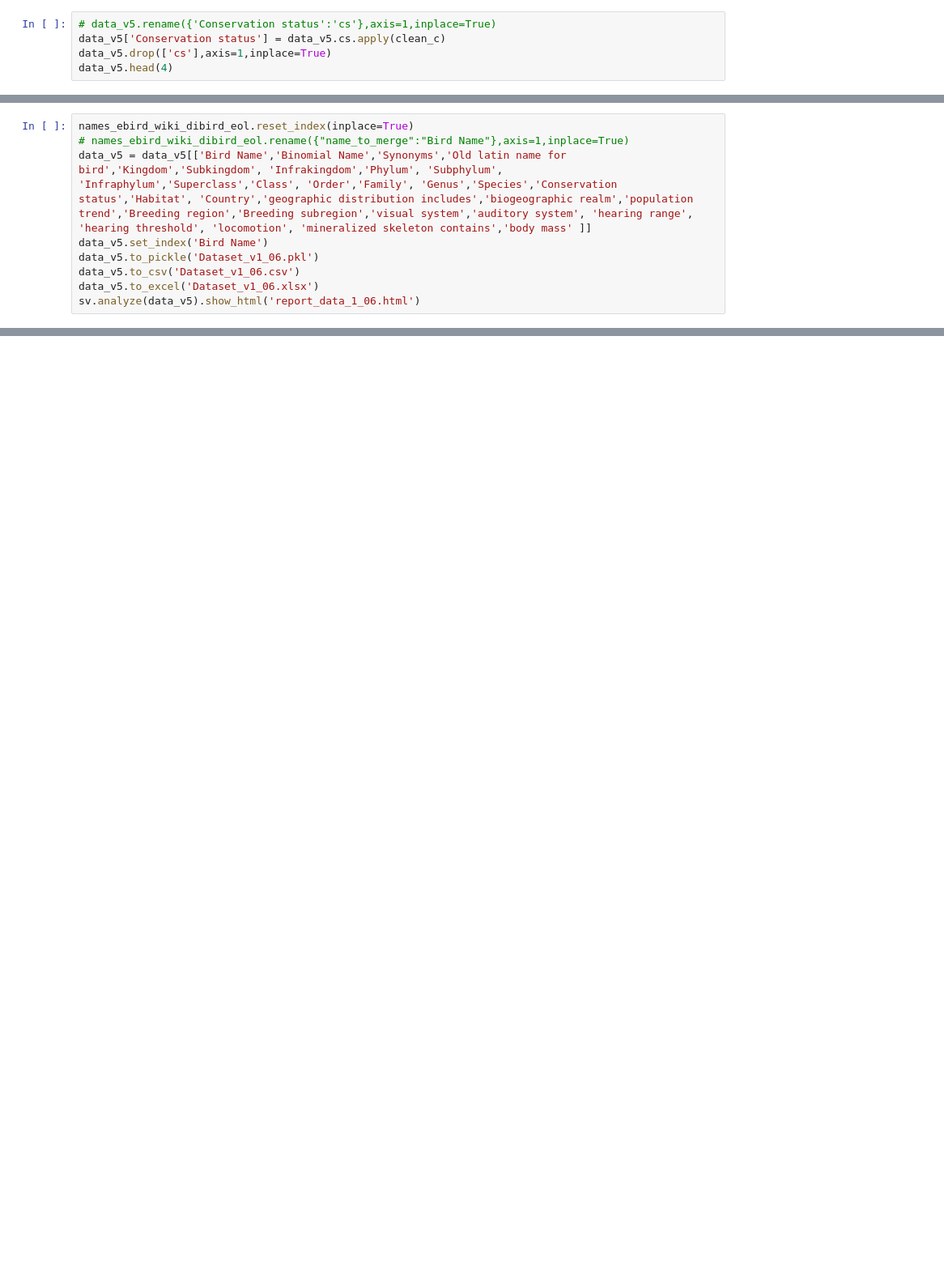
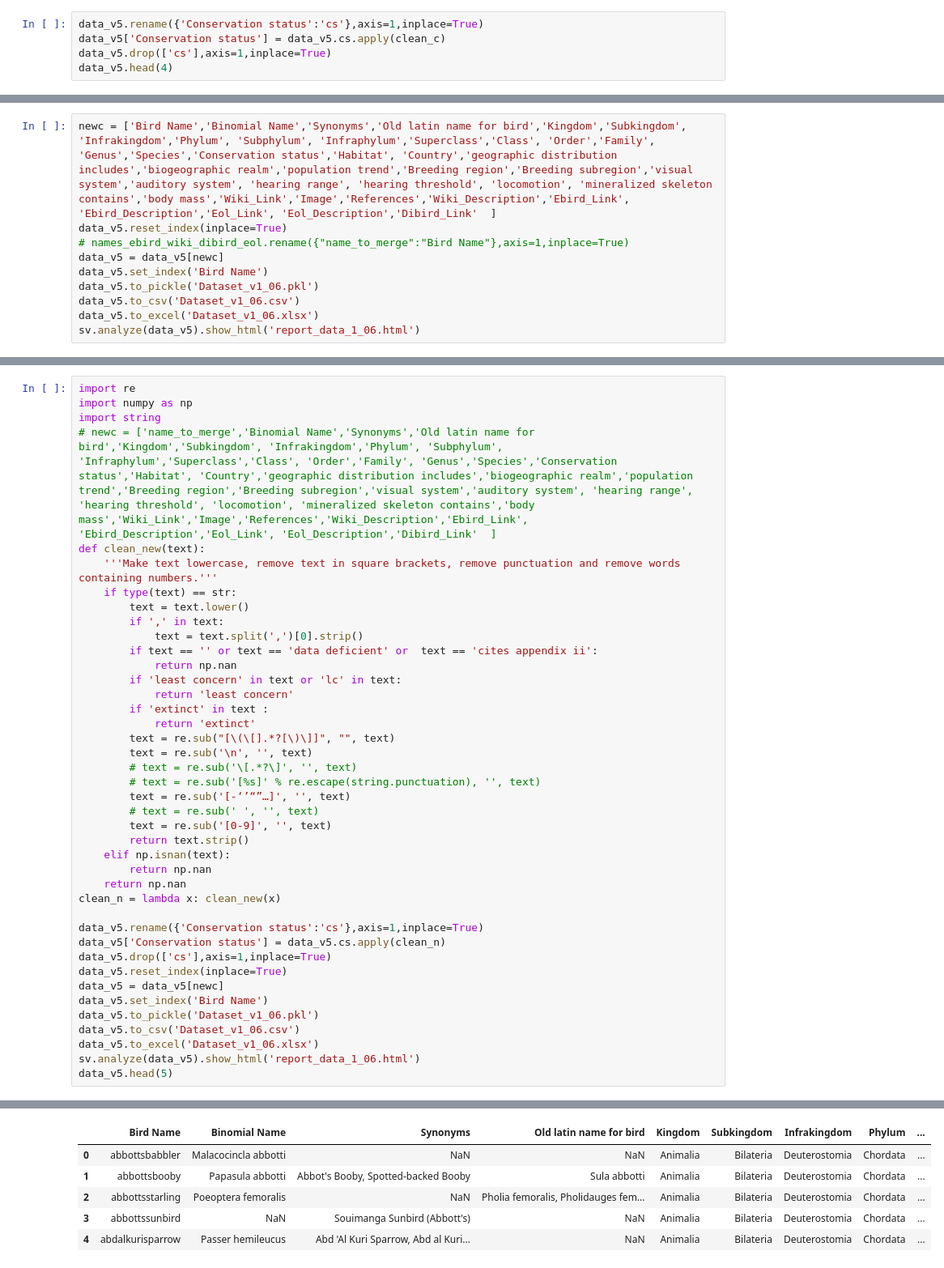
Before and after one commit to Mahanth-Maha/birds, a Jupyter notebook: Week1_Strucured_Data_Gen/Final_Merge_part_2.ipynb, the cells around one changed output, grey strips where cells are left out. Shown at 81% size. Cells and saved outputs as stored; diff of their text form; blank space fills up the shorter version.

```diff
--- a/Week1_Strucured_Data_Gen/Final_Merge_part_2.ipynb
+++ b/Week1_Strucured_Data_Gen/Final_Merge_part_2.ipynb
@@ -418,7 +418,7 @@ def clean_cs(text):
     return np.nan
 clean_c = lambda x: clean_cs(x)
 # %%
-# data_v5.rename({'Conservation status':'cs'},axis=1,inplace=True)
+data_v5.rename({'Conservation status':'cs'},axis=1,inplace=True)
 data_v5['Conservation status'] = data_v5.cs.apply(clean_c)
 data_v5.drop(['cs'],axis=1,inplace=True)
 data_v5.head(4)
@@ -429,9 +429,10 @@ data_v5.head(4)
 | 2 | abbottsstarling | Poeoptera femoralis | NaN | Pholia femoralis, Pholidauges fem... | Animalia | Bilateria | Deuterostomia | Chordata | ... |
 | 3 | abbottssunbird | NaN | Souimanga Sunbird (Abbott's) | NaN | Animalia | Bilateria | Deuterostomia | Chordata | ... |
 # %%
-names_ebird_wiki_dibird_eol.reset_index(inplace=True)
+newc = ['Bird Name','Binomial Name','Synonyms','Old latin name for bird','Kingdom','Subkingdom', 'Infrakingdom','Phylum', 'Subphylum', 'Infraphylum','Superclass','Class', 'Order','Family', 'Genus','Species','Conservation status','Habitat', 'Country','geographic distribution includes','biogeographic realm','population trend','Breeding region','Breeding subregion','visual system','auditory system', 'hearing range', 'hearing threshold', 'locomotion', 'mineralized skeleton contains','body mass','Wiki_Link','Image','References','Wiki_Description','Ebird_Link', 'Ebird_Description','Eol_Link', 'Eol_Description','Dibird_Link'  ]
+data_v5.reset_index(inplace=True)
 # names_ebird_wiki_dibird_eol.rename({"name_to_merge":"Bird Name"},axis=1,inplace=True)
-data_v5 = data_v5[['Bird Name','Binomial Name','Synonyms','Old latin name for bird','Kingdom','Subkingdom', 'Infrakingdom','Phylum', 'Subphylum', 'Infraphylum','Superclass','Class', 'Order','Family', 'Genus','Species','Conservation status','Habitat', 'Country','geographic distribution includes','biogeographic realm','population trend','Breeding region','Breeding subregion','visual system','auditory system', 'hearing range', 'hearing threshold', 'locomotion', 'mineralized skeleton contains','body mass' ]]
+data_v5 = data_v5[newc]
 data_v5.set_index('Bird Name')
 data_v5.to_pickle('Dataset_v1_06.pkl')
 data_v5.to_csv('Dataset_v1_06.csv')
@@ -440,3 +441,45 @@ sv.analyze(data_v5).show_html('report_data_1_06.html')
 # %% [output]
 Done! Use 'show' commands to display/save.   |██████████| [100%]   00:01 -> (00:00 left)
 Report report_data_1_06.html was generated! NOTEBOOK/COLAB USERS: the web browser MAY not pop up, regardless, the report IS saved in your notebook/colab files.
+# %%
+import re
+import numpy as np
+import string
+# newc = ['name_to_merge','Binomial Name','Synonyms','Old latin name for bird','Kingdom','Subkingdom', 'Infrakingdom','Phylum', 'Subphylum', 'Infraphylum','Superclass','Class', 'Order','Family', 'Genus','Species','Conservation status','Habitat', 'Country','geographic distribution includes','biogeographic realm','population trend','Breeding region','Breeding subregion','visual system','auditory system', 'hearing range', 'hearing threshold', 'locomotion', 'mineralized skeleton contains','body mass','Wiki_Link','Image','References','Wiki_Description','Ebird_Link', 'Ebird_Description','Eol_Link', 'Eol_Description','Dibird_Link'  ]
+def clean_new(text):
+    '''Make text lowercase, remove text in square brackets, remove punctuation and remove words containing numbers.'''
+    if type(text) == str:
+        text = text.lower()
+        if ',' in text:
+            text = text.split(',')[0].strip()
+        if text == '' or text == 'data deficient' or  text == 'cites appendix ii':
+            return np.nan
+        if 'least concern' in text or 'lc' in text:
+            return 'least concern'
+        if 'extinct' in text :
+            return 'extinct'
+        text = re.sub("[\(\[].*?[\)\]]", "", text)
+        text = re.sub('\n', '', text)
+        # text = re.sub('\[.*?\]', '', text)
+        # text = re.sub('[%s]' % re.escape(string.punctuation), '', text)
+        text = re.sub('[-‘’“”…]', '', text)
+        # text = re.sub(' ', '', text)
+        text = re.sub('[0-9]', '', text)
+        return text.strip()
+    elif np.isnan(text):
+        return np.nan
+    return np.nan
+clean_n = lambda x: clean_new(x)
+
+data_v5.rename({'Conservation status':'cs'},axis=1,inplace=True)
+data_v5['Conservation status'] = data_v5.cs.apply(clean_n)
+data_v5.drop(['cs'],axis=1,inplace=True)
+data_v5.reset_index(inplace=True)
+data_v5 = data_v5[newc]
+data_v5.set_index('Bird Name')
+data_v5.to_pickle('Dataset_v1_06.pkl')
+data_v5.to_csv('Dataset_v1_06.csv')
+data_v5.to_excel('Dataset_v1_06.xlsx')
+sv.analyze(data_v5).show_html('report_data_1_06.html')
+data_v5.head(5)
+# %% [output]
@@ -442,0 +492,6 @@ Report report_data_1_06.html was generated! NOTEBOOK/COLAB USERS: the web browse
+|  | Bird Name | Binomial Name | Synonyms | Old latin name for bird | Kingdom | Subkingdom | Infrakingdom | Phylum | ... |
+| 0 | abbottsbabbler | Malacocincla abbotti | NaN | NaN | Animalia | Bilateria | Deuterostomia | Chordata | ... |
+| 1 | abbottsbooby | Papasula abbotti | Abbot's Booby, Spotted-backed Booby | Sula abbotti | Animalia | Bilateria | Deuterostomia | Chordata | ... |
+| 2 | abbottsstarling | Poeoptera femoralis | NaN | Pholia femoralis, Pholidauges fem... | Animalia | Bilateria | Deuterostomia | Chordata | ... |
+| 3 | abbottssunbird | NaN | Souimanga Sunbird (Abbott's) | NaN | Animalia | Bilateria | Deuterostomia | Chordata | ... |
+| 4 | abdalkurisparrow | Passer hemileucus | Abd 'Al Kuri Sparrow, Abd al Kuri... | NaN | Animalia | Bilateria | Deuterostomia | Chordata | ... |
```
Also changed, not shown: parts of 1 cell of this notebook, 4 other files.
